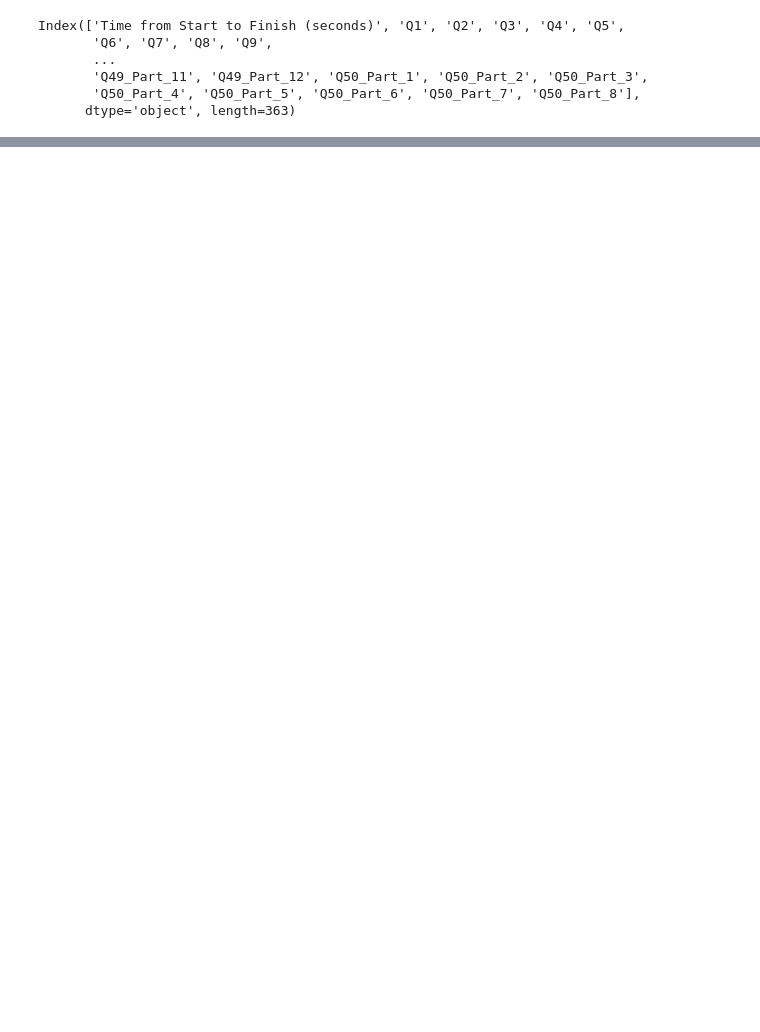
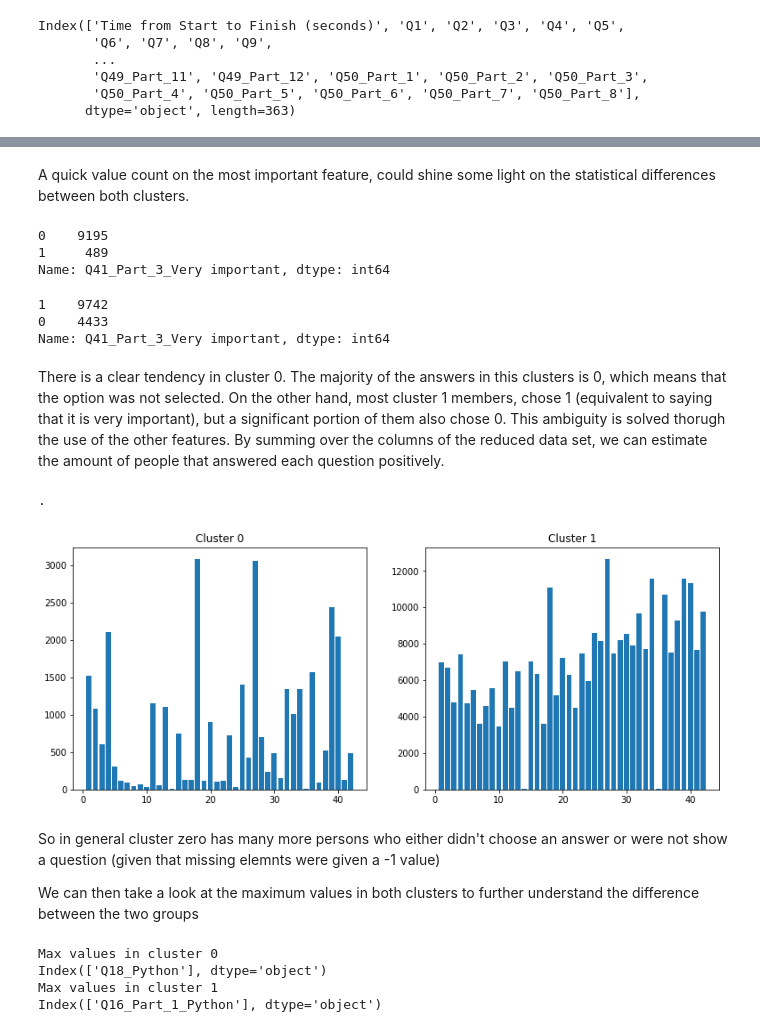
Before and after one commit to Ssalazar12/SantiagoSalazar_Final, a Jupyter notebook: Clusters-PCA.ipynb, the cells around one changed output, grey strips where cells are left out. Saved outputs shown, nothing was run; the diff lists cells and outputs as text; code cells hidden in the pictures; blank space fills up the shorter version.

```diff
--- a/Clusters-PCA.ipynb
+++ b/Clusters-PCA.ipynb
@@ -180,0 +221,3 @@ The most relevant feature is:  Time from Start to Finish (seconds)
+# %%
+cluster0=encoded_data.iloc[clus_index==0][feat1]
+cluster0.head()
@@ -180,0 +232,4 @@ The most relevant feature is:  Time from Start to Finish (seconds)
+# %%
+#then, we can make a new data ser with these features
+cluster1=encoded_data.iloc[clus_index==1][feat1]
+cluster1.head()
@@ -180,0 +244,51 @@ The most relevant feature is:  Time from Start to Finish (seconds)
+# %% [markdown]
+ A quick value count on the most important feature, could shine some light on the statistical differences between both clusters.
+# %%
+cluster0['Q41_Part_3_Very important'].value_counts()
+# %% [output]
+0    9195
+1     489
+Name: Q41_Part_3_Very important, dtype: int64
+# %%
+cluster1['Q41_Part_3_Very important'].value_counts()
+# %% [output]
+1    9742
+0    4433
+Name: Q41_Part_3_Very important, dtype: int64
+# %% [markdown]
+There is a clear tendency in cluster 0. The majority of the answers in this clusters is 0, which means that the option was not selected. On the other hand, most cluster 1 members, chose 1 (equivalent to saying that it is very important), but a significant portion of them also chose 0. This ambiguity is solved thorugh the use of the other features. By summing over the columns of the reduced data set, we can estimate the amount of people that answered each question positively.
+# %%
+hist0=np.sum(cluster0, axis=0)
+hist1=np.sum(cluster1, axis=0)
+fig, ax = plt.subplots(1,2, figsize=(13,5))
+ax[0].bar(np.arange(1, len(hist0)+1),hist0)
+ax[0].set_title('Cluster 0')
+ax[1].bar(np.arange(1, len(hist1)+1),hist1)
+ax[1].set_title('Cluster 1')
+
+print('.')
+# %% [output]
+.
+[figure, added]
+# %% [markdown]
+So in general cluster zero has many more persons who either didn't choose an answer or were not show a question (given that missing elemnts were given a -1 value)
+
+We can then take a look at the maximum values in both clusters to further understand the difference between
+the two groups
+# %%
+max0=np.where(max(hist0)==hist0)
+min0=np.where(min(hist0)==hist0)
+
+max1=np.where(max(hist1)==hist1)
+min1=np.where(min(hist1)==hist1)
+
+print('Max values in cluster 0')
+print(cluster0.keys()[max0])
+
+print('Max values in cluster 1')
+print(cluster1.keys()[max1])
+# %% [output]
+Max values in cluster 0
+Index(['Q18_Python'], dtype='object')
+Max values in cluster 1
+Index(['Q16_Part_1_Python'], dtype='object')
```
Also changed, not shown: parts of 35 cells of this notebook.
